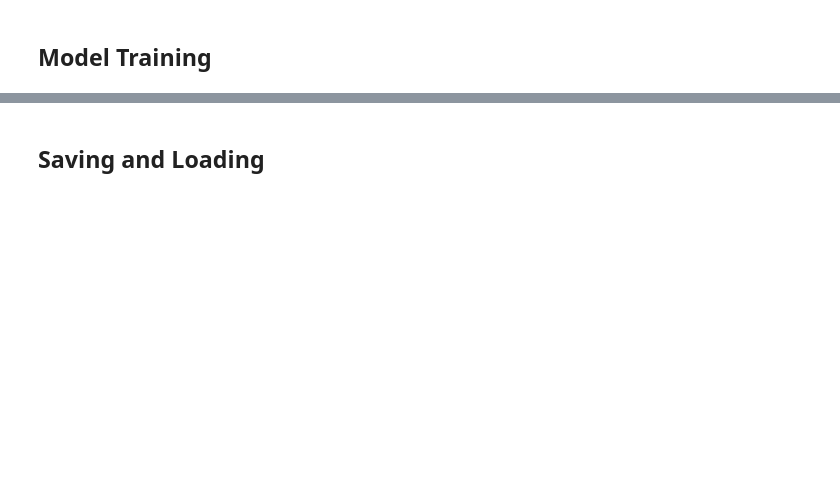
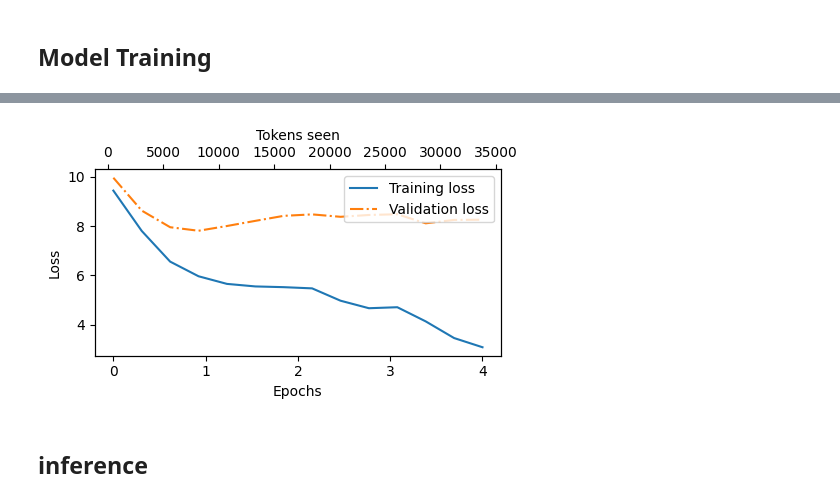
Before and after one commit to shamshertamang/LLaMoSapiens, a Jupyter notebook: GPTFromScratch/experiment.ipynb, the cells around one changed output, grey strips where cells are left out. Cells and saved outputs as stored; diff of their text form; code cells hidden in the pictures; blank space fills up the shorter version.

Commit message:
code and trained GPT from scratch

```diff
--- a/GPTFromScratch/experiment.ipynb
+++ b/GPTFromScratch/experiment.ipynb
@@ -1,13 +1,15 @@
 # %% [markdown]
 # Model Creation
 # %%
-from architecture import *
-from train import *
-from utils import *
+import torch
+
+from GPTFromScratch.train import text_to_token_ids
+from architecture import GPTModel
+from train import train_model_simple, plot_losses, generate, text_to_token_ids, token_ids_to_text
 
 GPT_CONFIG_124M = {
         "vocab_size": 50257,     # Vocabulary size
-        "context_length": 1024,  # Context length
+        "context_length": 256,  # Context length
         "emb_dim": 768,          # Embedding dimension
         "n_heads": 12,           # Number of attention heads
         "n_layers": 12,          # Number of layers
@@ -89,5 +94,5 @@ import os
 
 txt_file_path = "./../BookAndDataFiles/txtfile"
 
-with open(os.path.join(txt_file_path, "text_data"), "w", encoding="utf-8") as f:
+with open(os.path.join(txt_file_path, "text_data"), "r", encoding="utf-8") as f:
     text_data = f.read()
@@ -101,12 +115,14 @@ import os
 import sys
 
 sys.path.append(os.path.abspath(os.path.join(os.getcwd(), '..')))
-from TextDataProcessing.data import *
+from TextDataProcessing.data import create_data_loader
 
+
+batch_size = 2
 
 train_loader = create_data_loader(
     train_data,
-    batch_size=2,
+    batch_size=batch_size,
     max_length=GPT_CONFIG_124M["context_length"],
     stride=GPT_CONFIG_124M["context_length"],
     drop_last=True,
@@ -116,7 +132,7 @@ train_loader = create_data_loader(
 
 val_loader = create_data_loader(
     val_data,
-    batch_size=2,
+    batch_size=batch_size,
     max_length=GPT_CONFIG_124M["context_length"],
     stride=GPT_CONFIG_124M["context_length"],
     drop_last=False,
@@ -150,7 +170,7 @@ optimizer = torch.optim.AdamW(model.parameters(), lr=0.0004, weight_decay=0.1)
 num_epochs = 10
 train_losses, val_losses, tokens_seen = train_model_simple(
     model, train_loader, val_loader, optimizer, device,
-    num_epochs=num_epochs, eval_freq=5, eval_iter=5,
+    num_epochs=num_epochs, eval_freq=100, eval_iter=5,
     start_context="Every effort moves you", tokenizer=tokenizer
 )
 
@@ -165,2 +200,0 @@ plot_losses(epochs_tensor, tokens_seen, train_losses, val_losses)
-# %% [markdown]
-## Saving and Loading
@@ -187,3 +214,11 @@ model.load_state_dict(checkpoint["model_state_dict"])
 optimizer = torch.optim.AdamW(model.parameters(), lr=0.0005, weight_decay=0.1)
 optimizer.load_state_dict(checkpoint["optimizer_state_dict"])
 model.train();
+# %%
+# epochs_tensor = torch.linspace(0, num_epochs, len(train_losses))
+epochs_tensor = torch.linspace(0, 4, len(train_losses))
+plot_losses(epochs_tensor, tokens_seen, train_losses, val_losses)
+# %% [output]
+[figure, added]
+# %% [markdown]
+## inference
```
Also changed, not shown: parts of 16 cells of this notebook, 2 other files.
